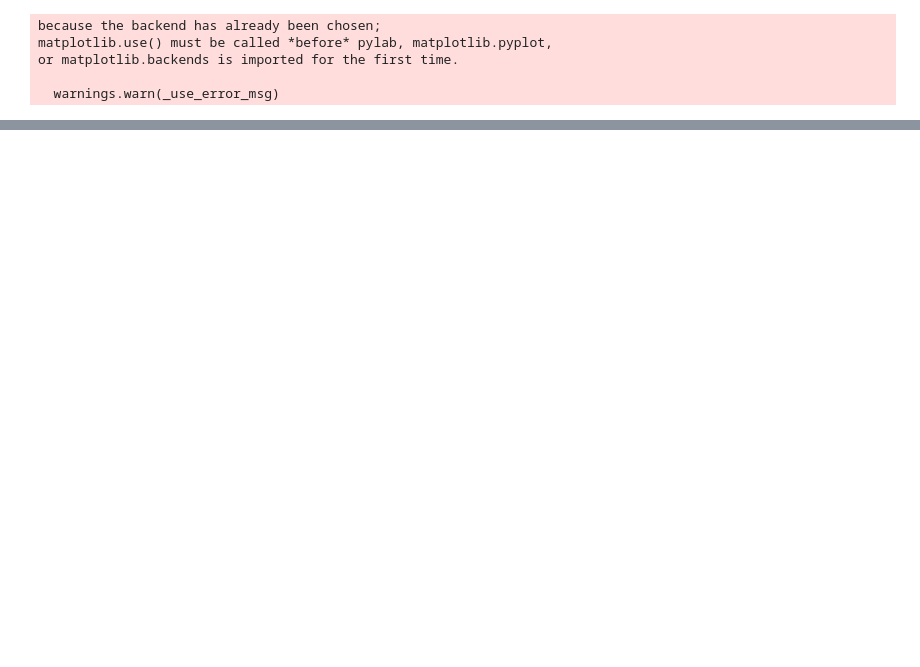
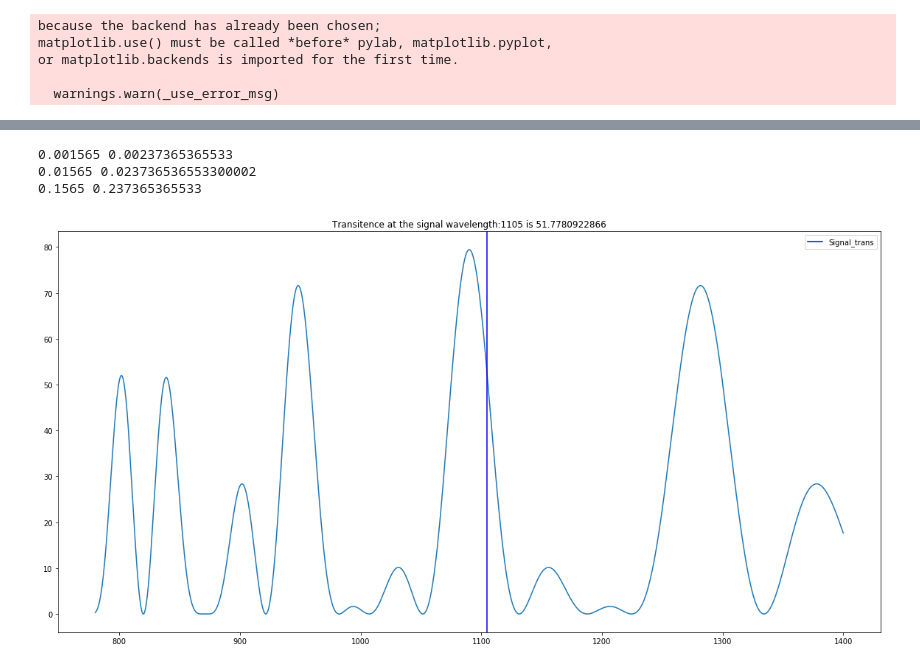
Before and after one commit to ibegleris/w-fopo, a Jupyter notebook: total_loss_per_round.ipynb, the cells around one changed output, grey strips where cells are left out. Cells and saved outputs as stored; diff of their text form; code cells hidden in the pictures; blank space fills up the shorter version.

```diff
--- a/total_loss_per_round.ipynb
+++ b/total_loss_per_round.ipynb
@@ -65,0 +129,17 @@ for spl_loss in (-1,-1.1,-1.2,-1.3,-1.4):
+# %%
+for i in (10e-3, 100e-3,1):
+    print(0.1565*i, 23.7365365533*0.01*i)
+# %% [output]
+0.001565 0.00237365365533
+0.01565 0.023736536553300002
+0.1565 0.237365365533
+# %%
+fig = plt.figure(figsize=(20,10))
+plt.plot(lv,perc(Total_loss(lv,spl_loss)))
+#plt.ylim([-60,0])
+plt.axvline(lams, label = 'Signal_trans',color='b')
+plt.title("Transitence at the signal wavelength:"+str(lams)+" is "+ str(perc(Total_loss(lams,spl_loss))))
+plt.legend()
+plt.show()
+# %% [output]
+[figure, added]
```
Also changed, not shown: parts of 12 cells of this notebook, 13 other files.
